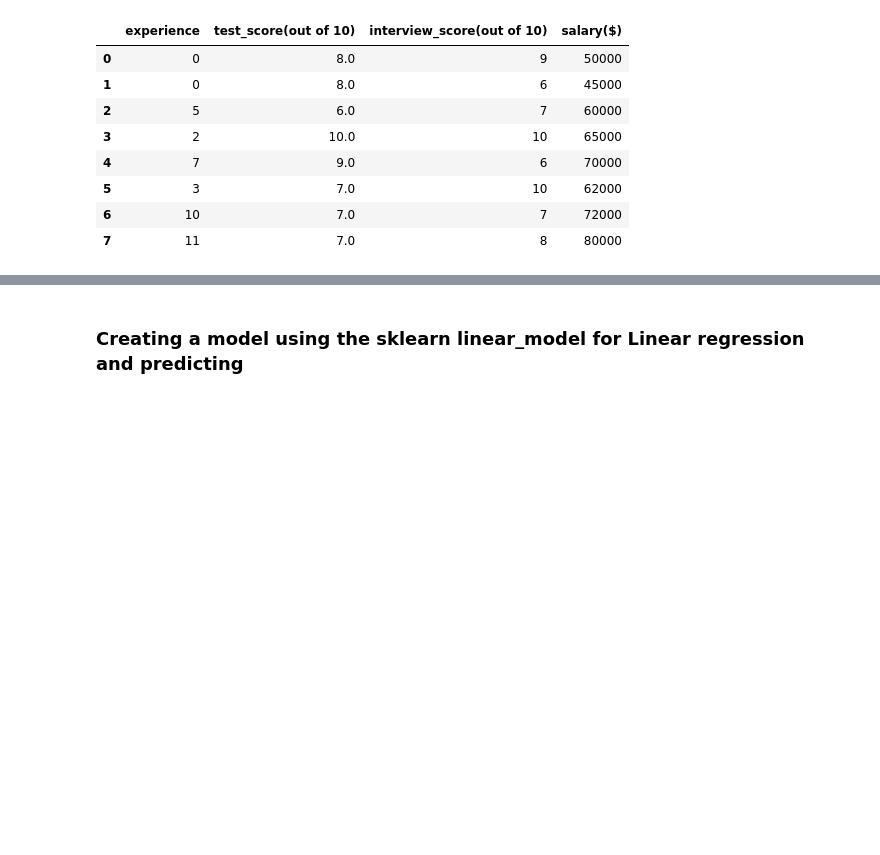
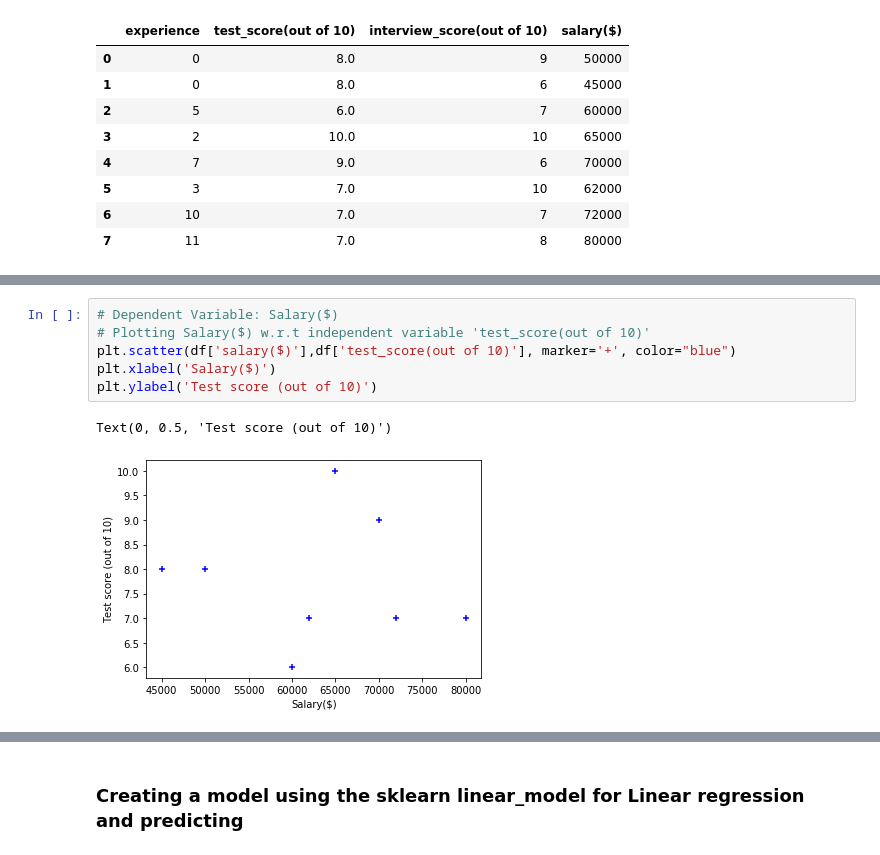
Before and after one commit to chandanky23/Machine-Learning, a Jupyter notebook: Linear regression/multiple variable/linear_regression.ipynb, the cells around one changed output, grey strips where cells are left out. Cells and saved outputs as stored; diff of their text form; blank space fills up the shorter version.

```diff
--- a/Linear regression/multiple variable/linear_regression.ipynb
+++ b/Linear regression/multiple variable/linear_regression.ipynb
@@ -83,0 +99,9 @@ df
+# %%
+# Dependent Variable: Salary($)
+# Plotting Salary($) w.r.t independent variable 'test_score(out of 10)'
+plt.scatter(df['salary($)'],df['test_score(out of 10)'], marker='+', color="blue")
+plt.xlabel('Salary($)')
+plt.ylabel('Test score (out of 10)')
+# %% [output]
+Text(0, 0.5, 'Test score (out of 10)')
+[figure, added]
```
Also changed, not shown: parts of 4 cells of this notebook.
